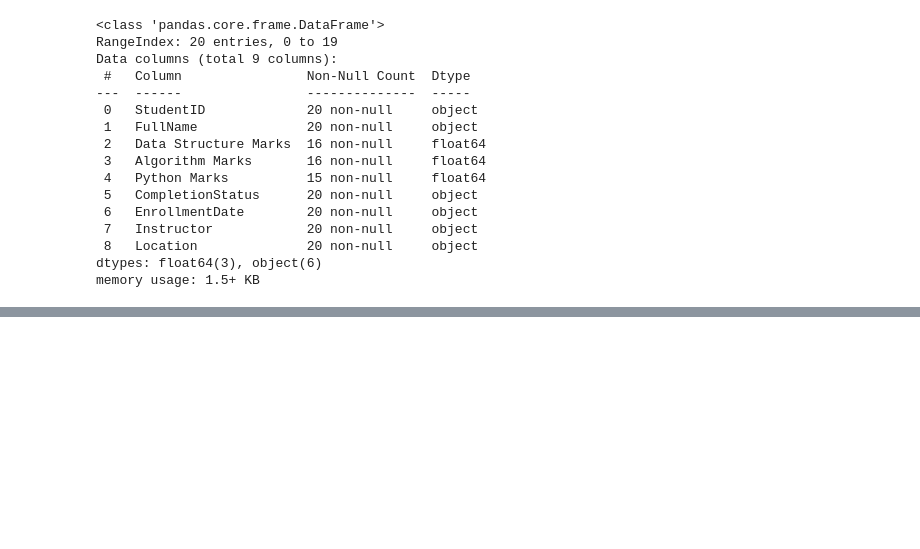
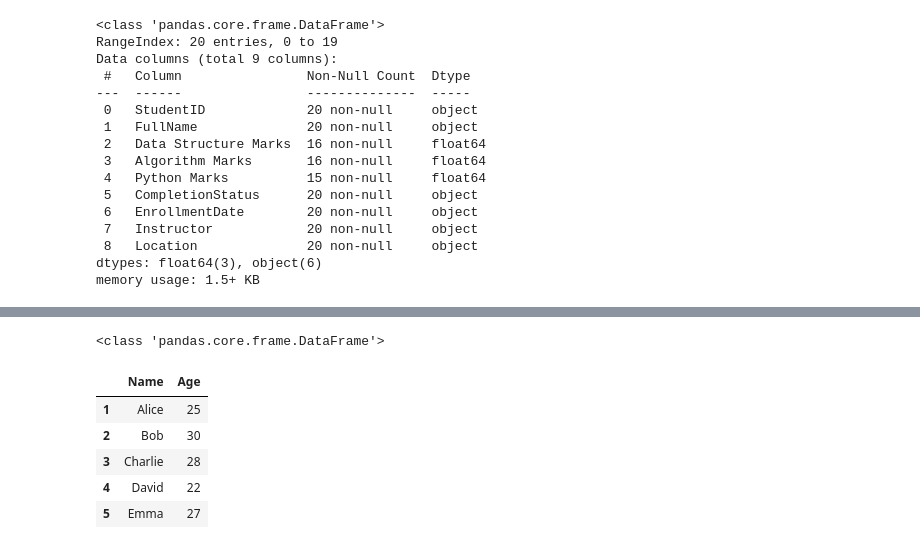
Before and after one commit to kaho0/Aaether, a Jupyter notebook: Shore_12.ipynb, the cells around one changed output, grey strips where cells are left out. Drawn from its saved outputs; the diff is of its cells as text; code cells hidden in the pictures; blank space fills up the shorter version.

```diff
--- a/Shore_12.ipynb
+++ b/Shore_12.ipynb
@@ -230,0 +253,14 @@ memory usage: 1.5+ KB
+# %%
+my_list = [['Alice', 25], ['Bob', 30], ['Charlie', 28], ['David', 22], ['Emma', 27]]
+
+list_df = pd.DataFrame(my_list,columns=['Name','Age'],index=[1,2,3,4,5])
+print(type(list_df))
+list_df
+# %% [output]
+<class 'pandas.core.frame.DataFrame'>
+|  | Name | Age |
+| 1 | Alice | 25 |
+| 2 | Bob | 30 |
+| 3 | Charlie | 28 |
+| 4 | David | 22 |
+| 5 | Emma | 27 |
```
Also changed, not shown: parts of 2 cells of this notebook.
